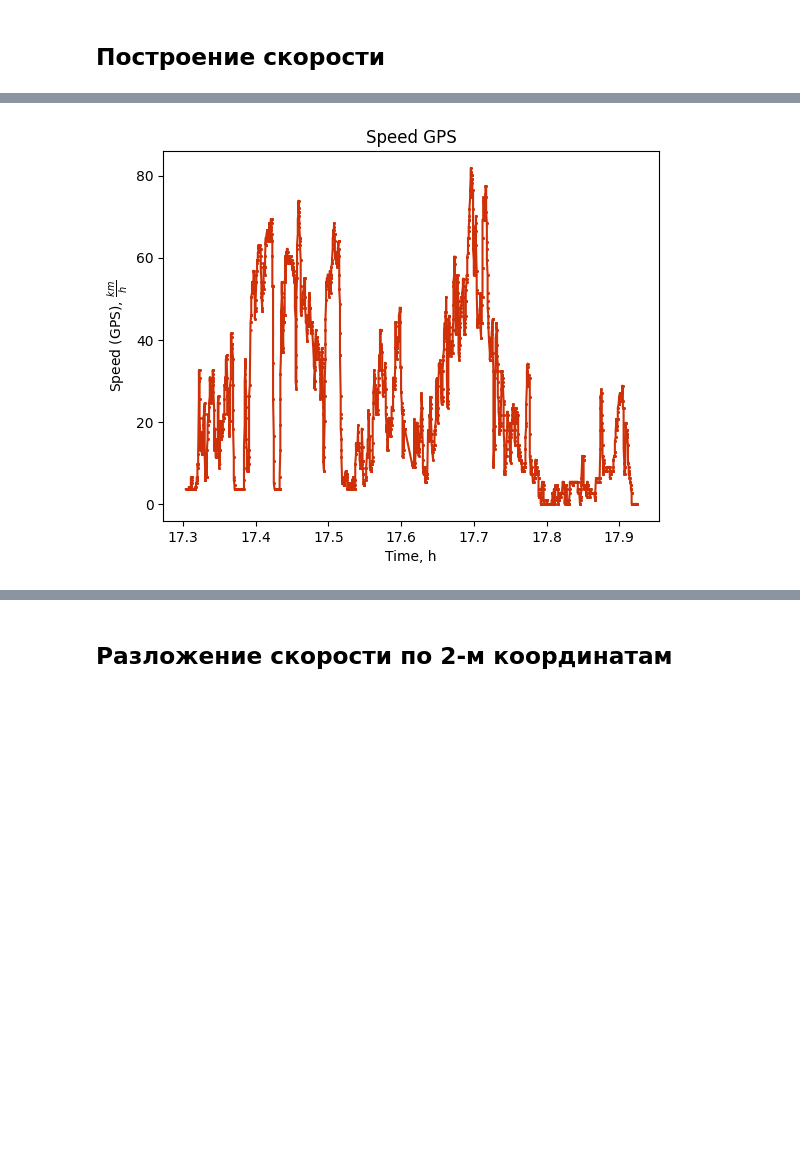
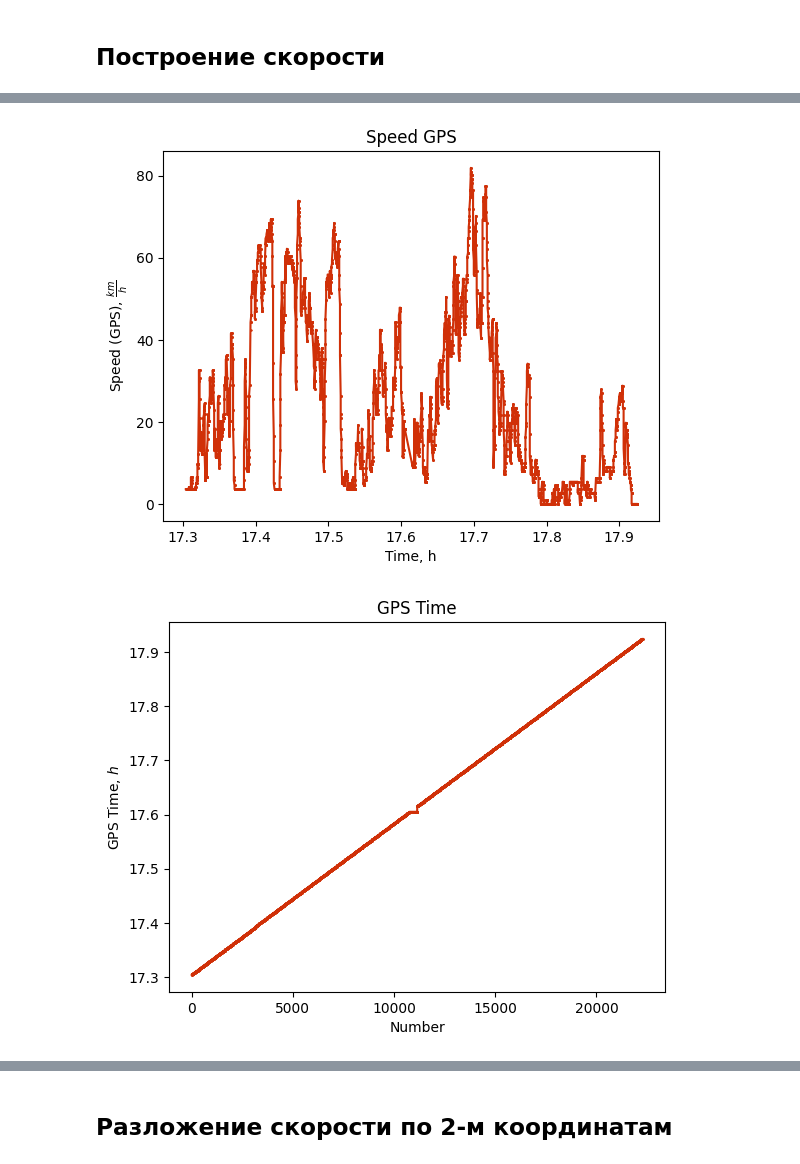
Before and after one commit to SaprZheks/SNAR-HW-3, a Jupyter notebook: HW 3.ipynb, the cells around one changed output, grey strips where cells are left out. Drawn from its saved outputs; the diff is of its cells as text; code cells hidden in the pictures; blank space fills up the shorter version.

```diff
--- a/HW 3.ipynb
+++ b/HW 3.ipynb
@@ -135,27 +120,48 @@ mymap
 # %%
 pass_symbol = '-'
 unit = 'h' #Единицы измерения
 #OBD
 df1 = df[df[data_accord['Speed (OBD)(km/h)']] != pass_symbol]
 x = list(map(pull_time,df1[data_accord['Device Time']].tolist(),repeat(unit),repeat(3)))
 y = list(map(float,df[data_accord['Speed (OBD)(km/h)']].tolist()))
 
 plt.plot(x,y, color='#D03008', marker = '.',markersize=1)
 plt.xlabel(f'Time, {unit}') #Подпись для оси х
 plt.ylabel(r'Speed (OBD), $\frac{km}{h}$') #Подпись для оси y
 plt.title('Speed OBD') #Название
 plt.show()
 
 #GPS
 df2 = df[df[data_accord['Speed (GPS)(km/h)']] != pass_symbol]
 x = list(map(pull_time,df2[data_accord['GPS Time']].tolist(),repeat(unit),repeat(3)))
 y = list(map(round,list(map(float,df2[data_accord['Speed (GPS)(km/h)']].tolist())),repeat(2)))
 
 plt.plot(x,y, color='#D03008', marker = '.',markersize=1)
 plt.xlabel(f'Time, {unit}') #Подпись для оси х
 plt.ylabel(r'Speed (GPS), $\frac{km}{h}$') #Подпись для оси y
 plt.title('Speed GPS') #Название
 plt.show()
+
+df3 = df[df[data_accord['GPS Time']] != pass_symbol]
+y = list(map(pull_time,df3[data_accord['GPS Time']].tolist(),repeat(unit),repeat(3)))
+x = range(len(y))
+
+plt.plot(x,y, color='#D03008', marker = '.',markersize=1)
+plt.xlabel(r'Number') #Подпись для оси х
+plt.ylabel(r'GPS Time, $h$') #Подпись для оси y
+plt.title('GPS Time') #Название
+plt.show()
+
+df4 = df[df[data_accord['Device Time']] != pass_symbol]
+y = list(map(pull_time,df4[data_accord['Device Time']].tolist(),repeat(unit),repeat(3)))
+x = range(len(y))
+
+plt.plot(x,y, color='#D03008', marker = '.',markersize=1)
+plt.xlabel(r'Number') #Подпись для оси х
+plt.ylabel(r'Device Time, $h$') #Подпись для оси y
+plt.title('Device Time') #Название
+plt.show()
 # %% [output]
 [figure]
 [figure]
+[figure, added]
```
Also changed, not shown: parts of 5 cells of this notebook, 2 other files.
